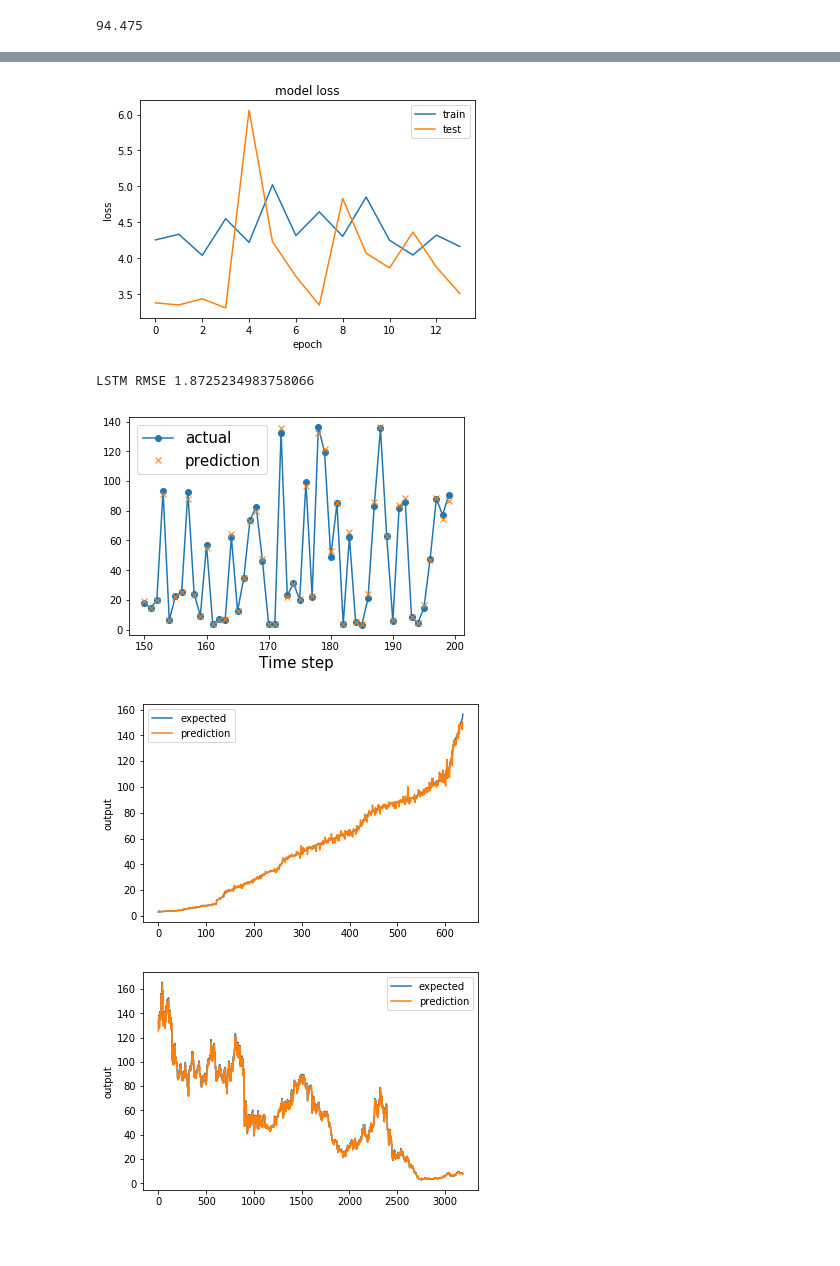
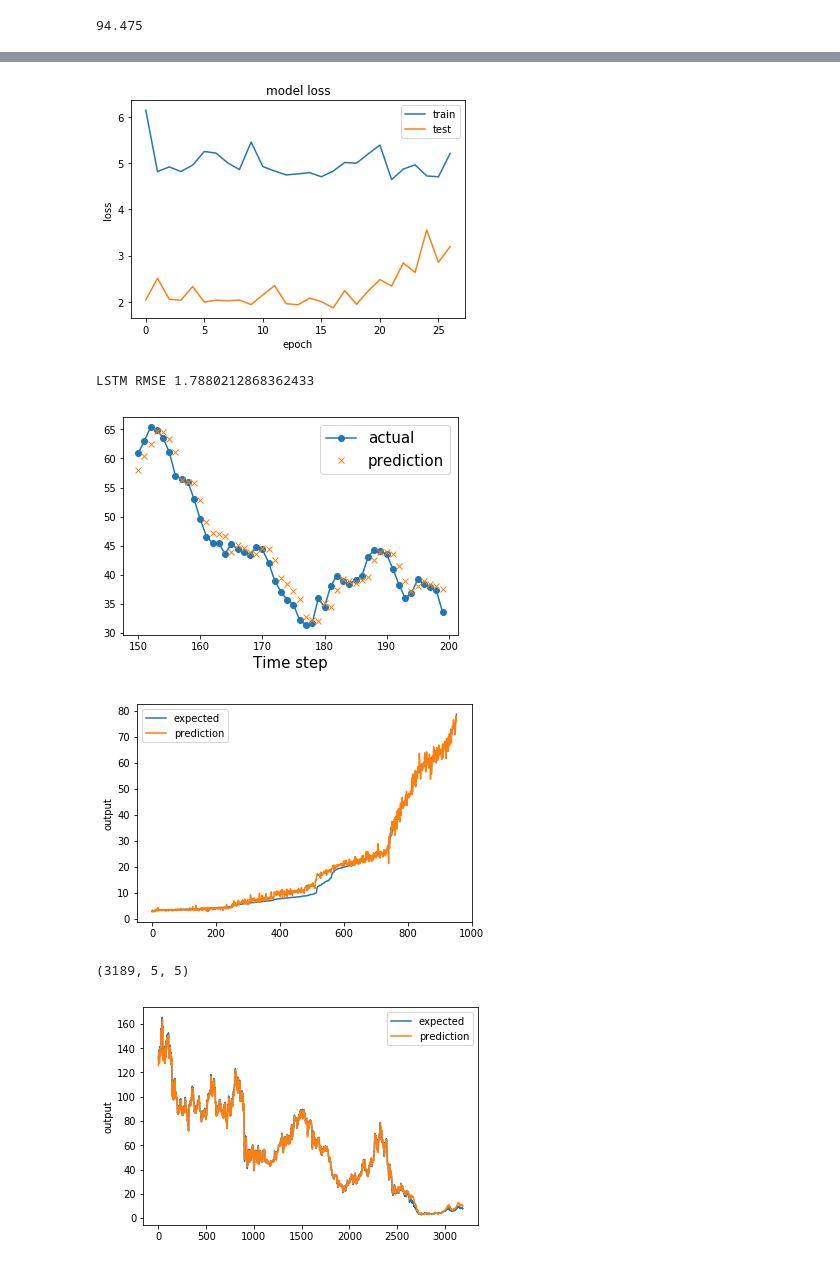
Before and after one commit to Udaysony/Stock-market-Prediction, a Jupyter notebook: Stock_prediction.ipynb, the cells around one changed output, grey strips where cells are left out. Cells and saved outputs as stored; diff of their text form; code cells hidden in the pictures.

```diff
--- a/Stock_prediction.ipynb
+++ b/Stock_prediction.ipynb
@@ -131,5 +130,8 @@ xt, yt = to_sequences(seq, lstm_df)
 # %% [output]
 (3189, 5, 5)
 # %%
-# train = lstm_df[:int(len(lstm_df)*0.7)]
-# # test = lstm_df[int(len(lstm_df)*0.7):]
+train = lstm_df[:int(len(lstm_df)*0.7)]  # Take first 70% of data for training.
+test = lstm_df[int(len(lstm_df)*0.7):]
+
+x_train, y_train = to_sequences(seq, train)
+x_test,y_test = to_sequences(seq, test)
@@ -136,7 +141,7 @@ xt, yt = to_sequences(seq, lstm_df)
 # %%
 # train.head(10)
 # %%
-x_train, x_test , y_train, y_test  = train_test_split(xt,yt, test_size = 0.2)
+# x_train, x_test , y_train, y_test  = train_test_split(xt,yt, test_size = 0.2)
 # %%
 x_train[0]
 # %% [output]
@@ -213,7 +222,7 @@ plt.xlabel('epoch')
 plt.legend(['train', 'test'], loc='upper right')
 plt.show()
 # %% [output]
-[figure, old version]
+[figure, new version]
 # %%
 pred = model.predict(x_test)
 # %%
@@ -222,7 +231,7 @@ rmse = np.sqrt(mean_squared_error(y_test, pred))
 print("LSTM RMSE",rmse)
 # results['LSTM'] = {'RMSE': rmse, 'Training Time': train_time.total_seconds()}
 # %% [output]
-LSTM RMSE 1.8725234983758066
+LSTM RMSE 1.7880212868362433
 # %%
 # rpred = pred.reshape(pred.shape[0],)
 # create_lift(outcome=y_test, model_proba=rpred, precision = 2, vis = True)
@@ -235,7 +244,7 @@ plt.xlabel('Time step', size=15)
 plt.legend(fontsize=15)
 plt.show()
 # %% [output]
-[figure, old version]
+[figure, new version]
 # %%
 def chart_regression(y,pred,sort=True):
     t = pd.DataFrame({'pred' : pred, 'y' : y})
@@ -249,9 +258,12 @@ def chart_regression(y,pred,sort=True):
 # %%
 chart_regression(list(y_test), list(pred))
 # %% [output]
-[figure, old version]
+[figure, new version]
 # %%
+XT,YT = to_sequences(seq, lstm_df)
+
 pred_all = model.predict(XT)
 chart_regression(list(YT), list(pred_all), sort = False)
 # %% [output]
+(3189, 5, 5)
-[figure, old version]
+[figure, new version]
```
Also changed, not shown: parts of 8 cells of this notebook.
